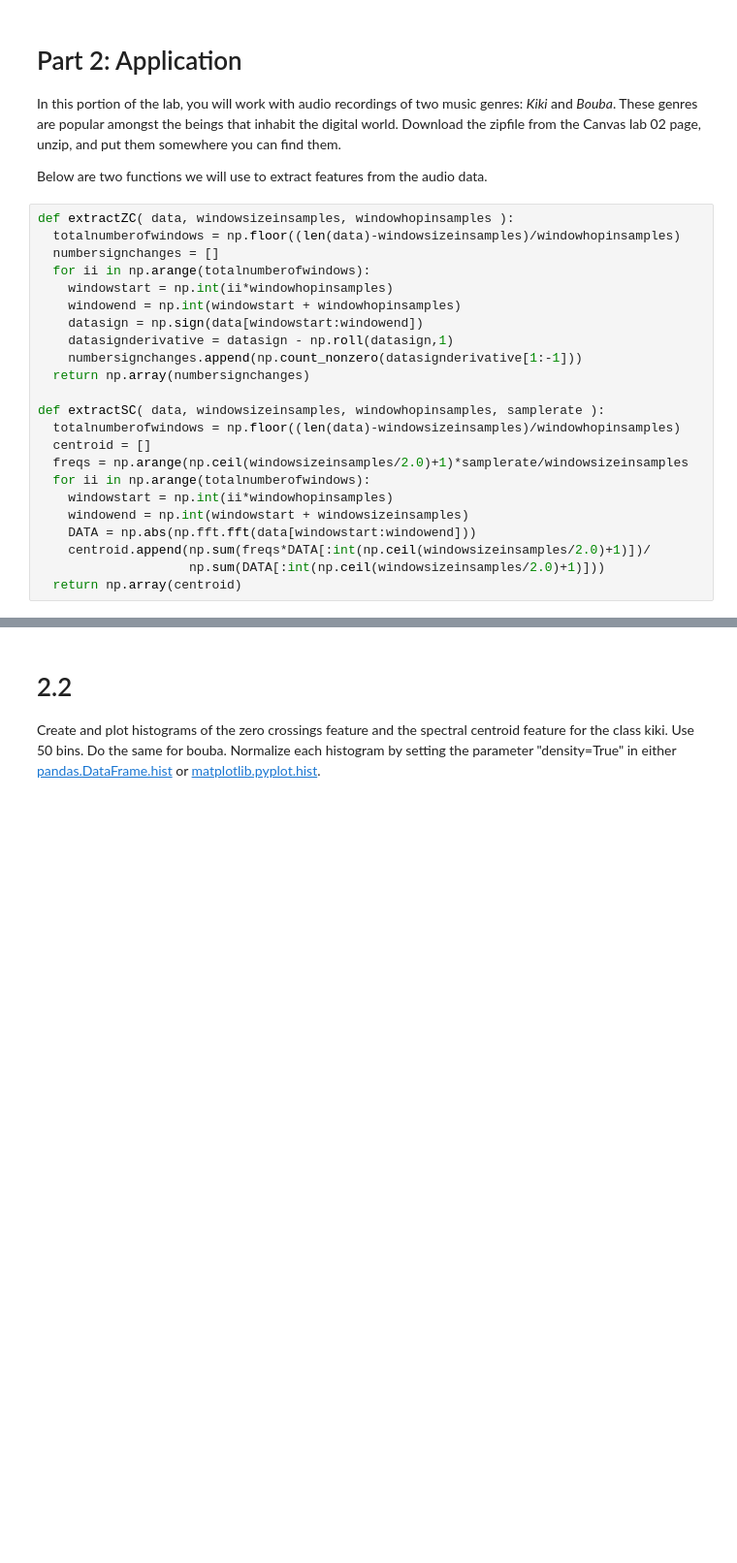
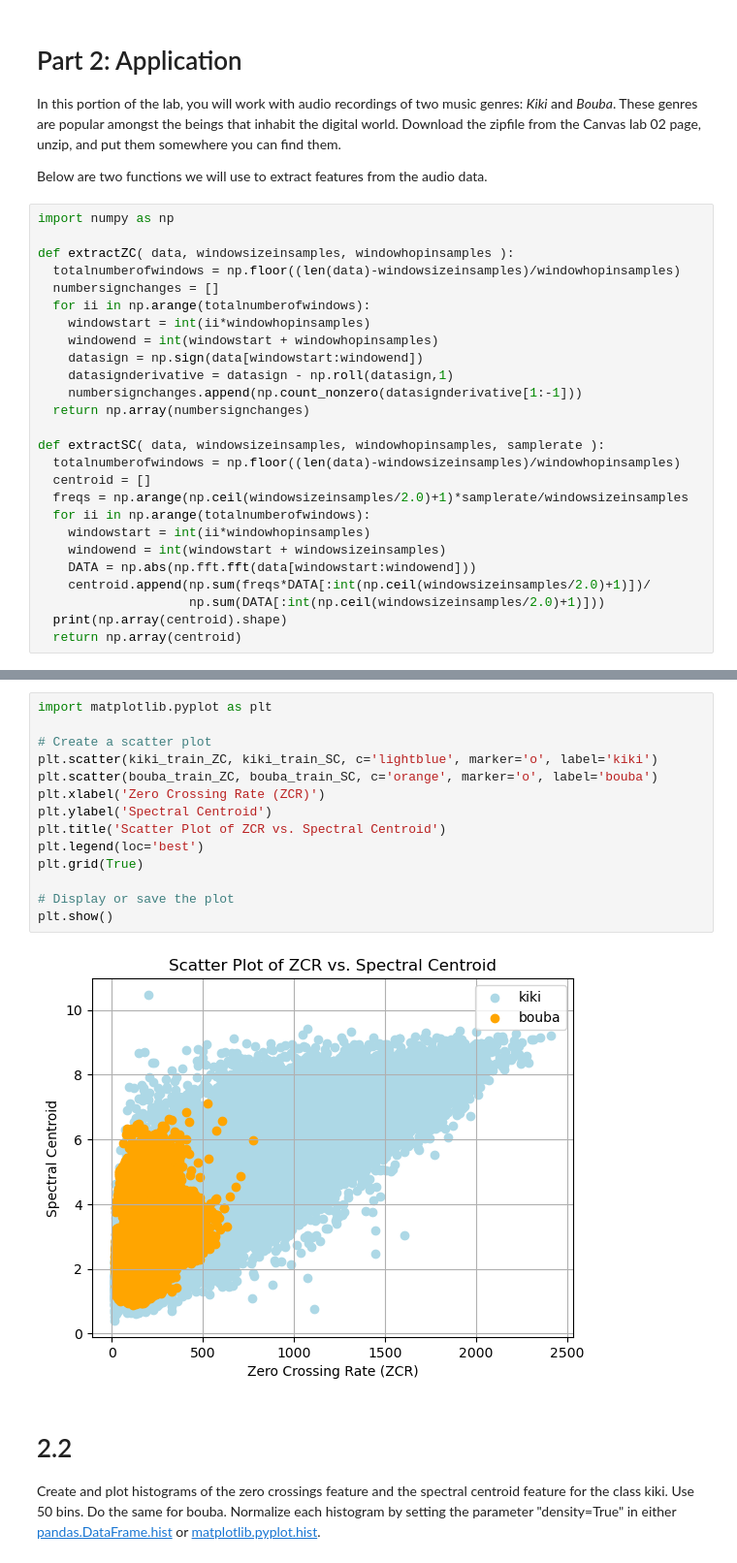
Before and after one commit to simoclemens/KTH-MusicInformaticsLabs, a Jupyter notebook: DT2470_lab02-2.ipynb, the cells around one changed output, grey strips where cells are left out. Shown at 97% size. Drawn from its saved outputs; the diff is of its cells as text; blank space fills up the shorter version.

```diff
--- a/DT2470_lab02-2.ipynb
+++ b/DT2470_lab02-2.ipynb
@@ -255,12 +255,14 @@ In this portion of the lab, you will work with audio recordings of two music gen
 
 Below are two functions we will use to extract features from the audio data.
 # %%
+import numpy as np
+
 def extractZC( data, windowsizeinsamples, windowhopinsamples ):
   totalnumberofwindows = np.floor((len(data)-windowsizeinsamples)/windowhopinsamples)
   numbersignchanges = []
   for ii in np.arange(totalnumberofwindows):
-    windowstart = np.int(ii*windowhopinsamples)
-    windowend = np.int(windowstart + windowhopinsamples)
+    windowstart = int(ii*windowhopinsamples)
+    windowend = int(windowstart + windowhopinsamples)
     datasign = np.sign(data[windowstart:windowend])
     datasignderivative = datasign - np.roll(datasign,1)
     numbersignchanges.append(np.count_nonzero(datasignderivative[1:-1]))
@@ -271,11 +273,12 @@ def extractSC( data, windowsizeinsamples, windowhopinsamples, samplerate ):
   centroid = []
   freqs = np.arange(np.ceil(windowsizeinsamples/2.0)+1)*samplerate/windowsizeinsamples
   for ii in np.arange(totalnumberofwindows):
-    windowstart = np.int(ii*windowhopinsamples)
-    windowend = np.int(windowstart + windowsizeinsamples)
+    windowstart = int(ii*windowhopinsamples)
+    windowend = int(windowstart + windowsizeinsamples)
     DATA = np.abs(np.fft.fft(data[windowstart:windowend]))
     centroid.append(np.sum(freqs*DATA[:int(np.ceil(windowsizeinsamples/2.0)+1)])/
                     np.sum(DATA[:int(np.ceil(windowsizeinsamples/2.0)+1)]))
+  print(np.array(centroid).shape)
   return np.array(centroid)
 # %% [markdown]
 # 2.1
@@ -288,3 +363,19 @@ Using the functions above, compute zero crossing and spectral centroid features
+# %%
+import matplotlib.pyplot as plt
+
+# Create a scatter plot
+plt.scatter(kiki_train_ZC, kiki_train_SC, c='lightblue', marker='o', label='kiki')
+plt.scatter(bouba_train_ZC, bouba_train_SC, c='orange', marker='o', label='bouba')
+plt.xlabel('Zero Crossing Rate (ZCR)')
+plt.ylabel('Spectral Centroid')
+plt.title('Scatter Plot of ZCR vs. Spectral Centroid')
+plt.legend(loc='best')
+plt.grid(True)
+
+# Display or save the plot
+plt.show()
+# %% [output]
+[figure, added]
 # %% [markdown]
 # 2.2
 
```
Also changed, not shown: parts of 16 cells of this notebook.
